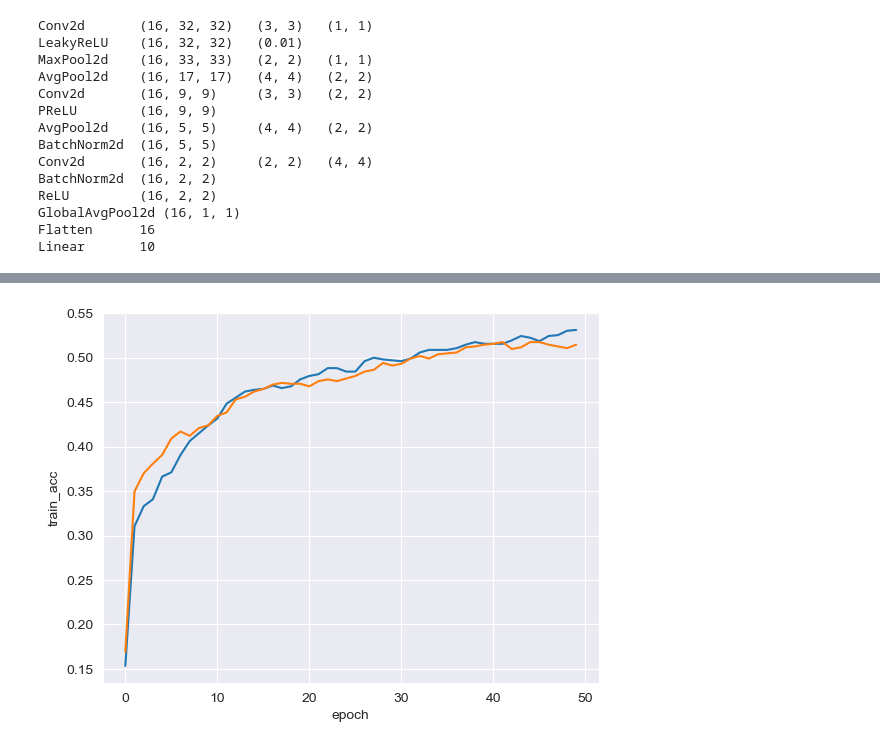
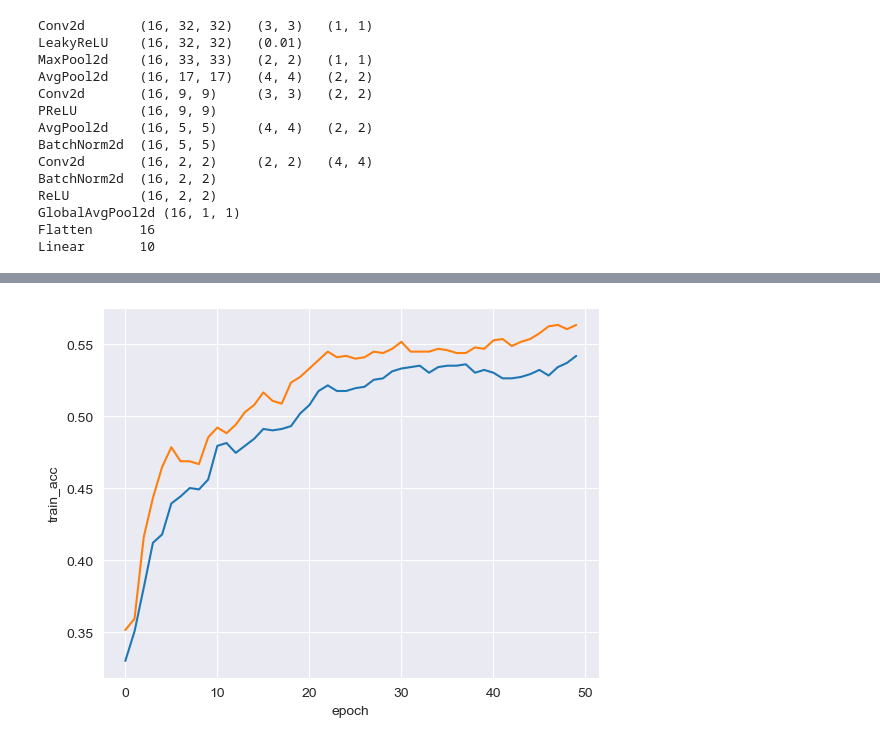
Before and after one commit to alkorolyov/sophius, a Jupyter notebook: notebooks/05_generate_models.ipynb, the cells around one changed output, grey strips where cells are left out. Saved outputs shown, nothing was run; the diff lists cells and outputs as text; code cells hidden in the pictures.

```diff
--- a/notebooks/05_generate_models.ipynb
+++ b/notebooks/05_generate_models.ipynb
@@ -239,7 +255,13 @@ tmpl = df.model[513]
 model = tmpl.instantiate_model().type(torch.cuda.FloatTensor)
 
 res = train_on_gpu(model = model,
-                          loader = loader_gpu,
-                          milestones = [],
-                          num_epoch = 150,
-                          verbose = True)
+                   loader = loader_gpu,
+                   learning_rate=0.05,
+                   gamma=0.1,
+                   milestones = [20],
+                   num_epoch = 50,
+                   verbose = True)
+
+sns.lineplot(res, x = 'epoch', y = 'train_acc')
+sns.lineplot(res, x = 'epoch', y = 'val_acc');
+# %% [output]
@@ -246,5 +271 @@ res = train_on_gpu(model = model,
+[figure, added]
-# %%
-sns.lineplot(res, x = 'epoch', y = 'train_acc')
-sns.lineplot(res, x = 'epoch', y = 'val_acc');
-# %% [output]
-[figure, removed]
```
Also changed, not shown: parts of 9 cells of this notebook, 2 other files.
